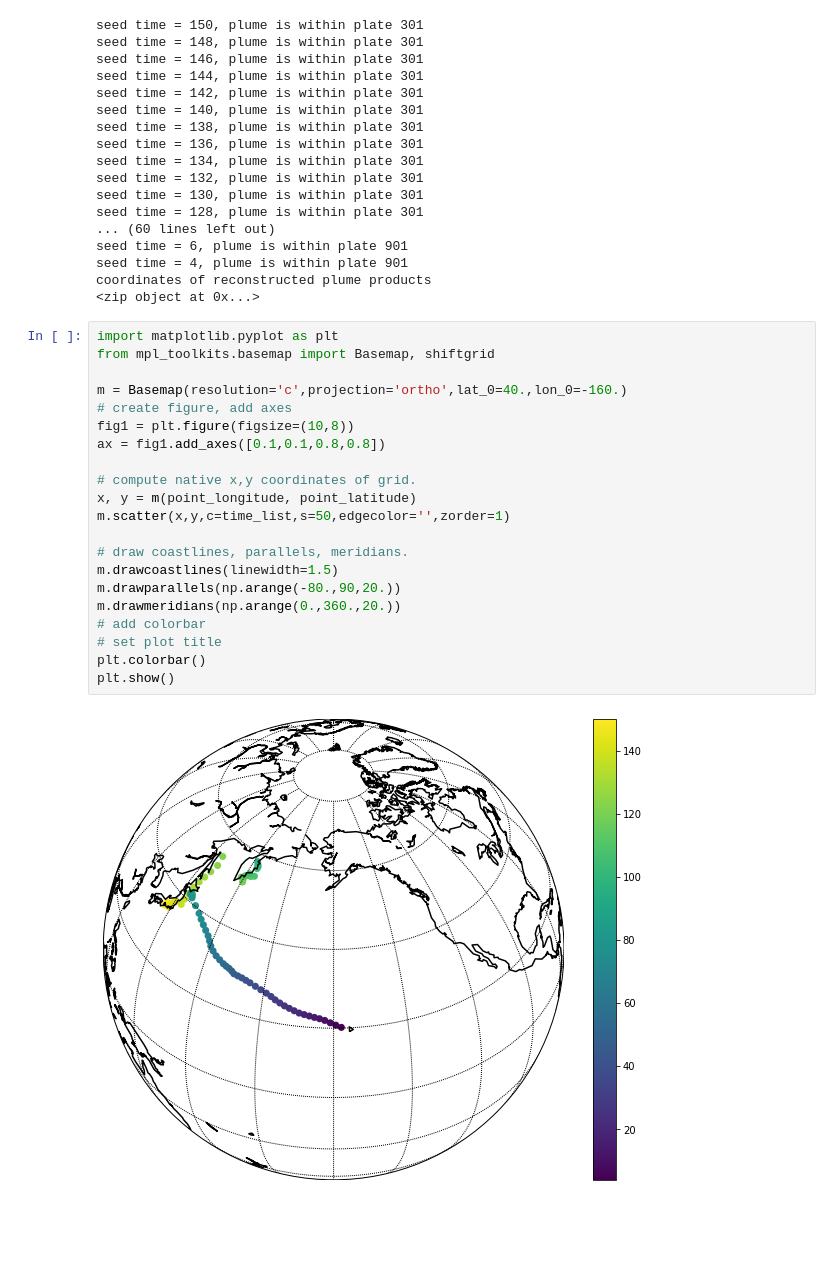
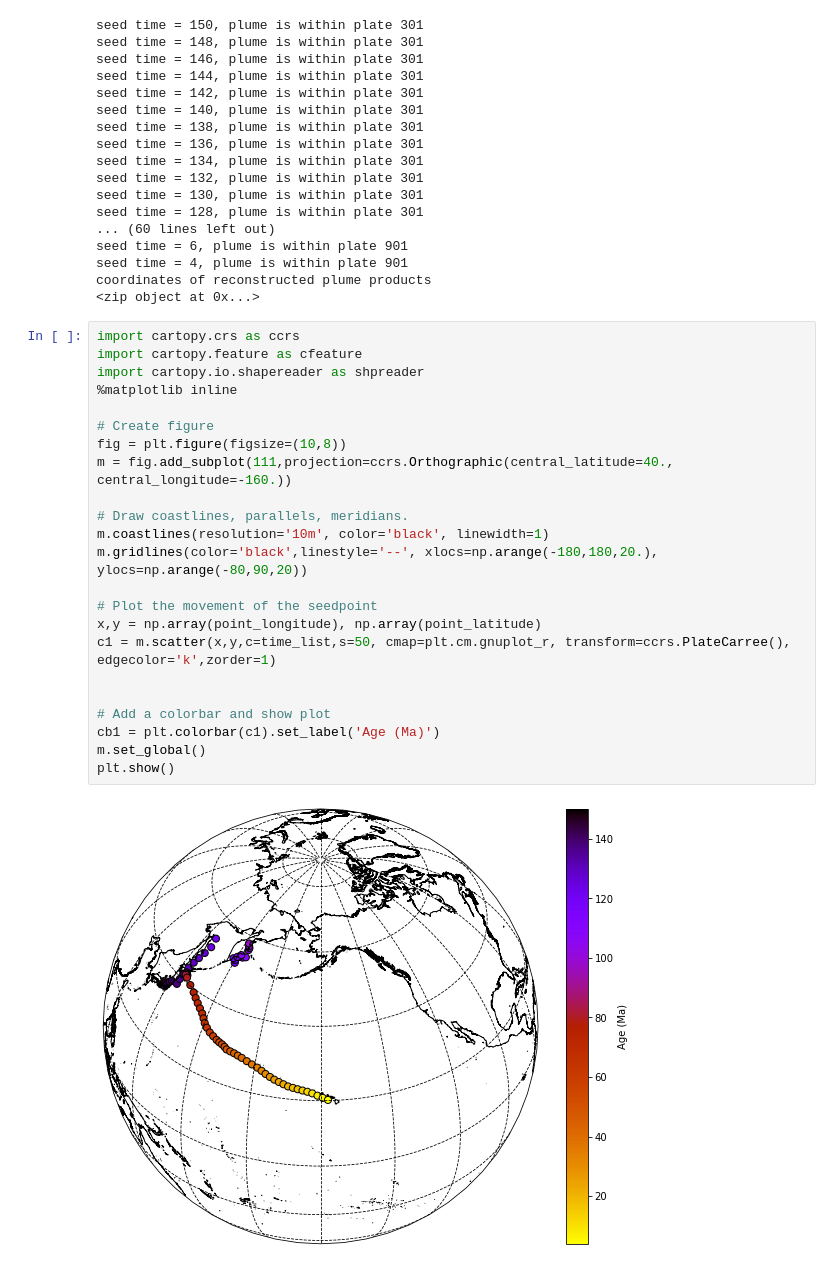
Before and after one commit to GPlates/pygplates-tutorials, a Jupyter notebook: notebooks/track-point-through-topologies.ipynb, the cells around one changed output. Saved outputs shown, nothing was run; the diff lists cells and outputs as text; blank space fills up the shorter version.

Commit message:
swapped basemap for cartopy in track-point-through-topologies

```diff
--- a/notebooks/track-point-through-topologies.ipynb
+++ b/notebooks/track-point-through-topologies.ipynb
@@ -99,26 +99,28 @@ seed time = 6, plume is within plate 901
 seed time = 4, plume is within plate 901
 coordinates of reconstructed plume products
 <zip object at 0x...>
-# %%
-import matplotlib.pyplot as plt
-from mpl_toolkits.basemap import Basemap, shiftgrid
-
-m = Basemap(resolution='c',projection='ortho',lat_0=40.,lon_0=-160.)
-# create figure, add axes
-fig1 = plt.figure(figsize=(10,8))
-ax = fig1.add_axes([0.1,0.1,0.8,0.8])
-
-# compute native x,y coordinates of grid.
-x, y = m(point_longitude, point_latitude)
-m.scatter(x,y,c=time_list,s=50,edgecolor='',zorder=1)
-
-# draw coastlines, parallels, meridians.
-m.drawcoastlines(linewidth=1.5)
-m.drawparallels(np.arange(-80.,90,20.))
-m.drawmeridians(np.arange(0.,360.,20.))
-# add colorbar
-# set plot title
-plt.colorbar()
-plt.show()
-# %% [output]
-[figure, removed]
+# %%
+import cartopy.crs as ccrs
+import cartopy.feature as cfeature
+import cartopy.io.shapereader as shpreader
+%matplotlib inline
+
+# Create figure
+fig = plt.figure(figsize=(10,8))
+m = fig.add_subplot(111,projection=ccrs.Orthographic(central_latitude=40., central_longitude=-160.))
+
+# Draw coastlines, parallels, meridians.
+m.coastlines(resolution='10m', color='black', linewidth=1)
+m.gridlines(color='black',linestyle='--', xlocs=np.arange(-180,180,20.), ylocs=np.arange(-80,90,20))
+
+# Plot the movement of the seedpoint
+x,y = np.array(point_longitude), np.array(point_latitude)
+c1 = m.scatter(x,y,c=time_list,s=50, cmap=plt.cm.gnuplot_r, transform=ccrs.PlateCarree(), edgecolor='k',zorder=1)
+
+
+# Add a colorbar and show plot
+cb1 = plt.colorbar(c1).set_label('Age (Ma)')
+m.set_global()
+plt.show()
+# %% [output]
+[figure, added]
```
